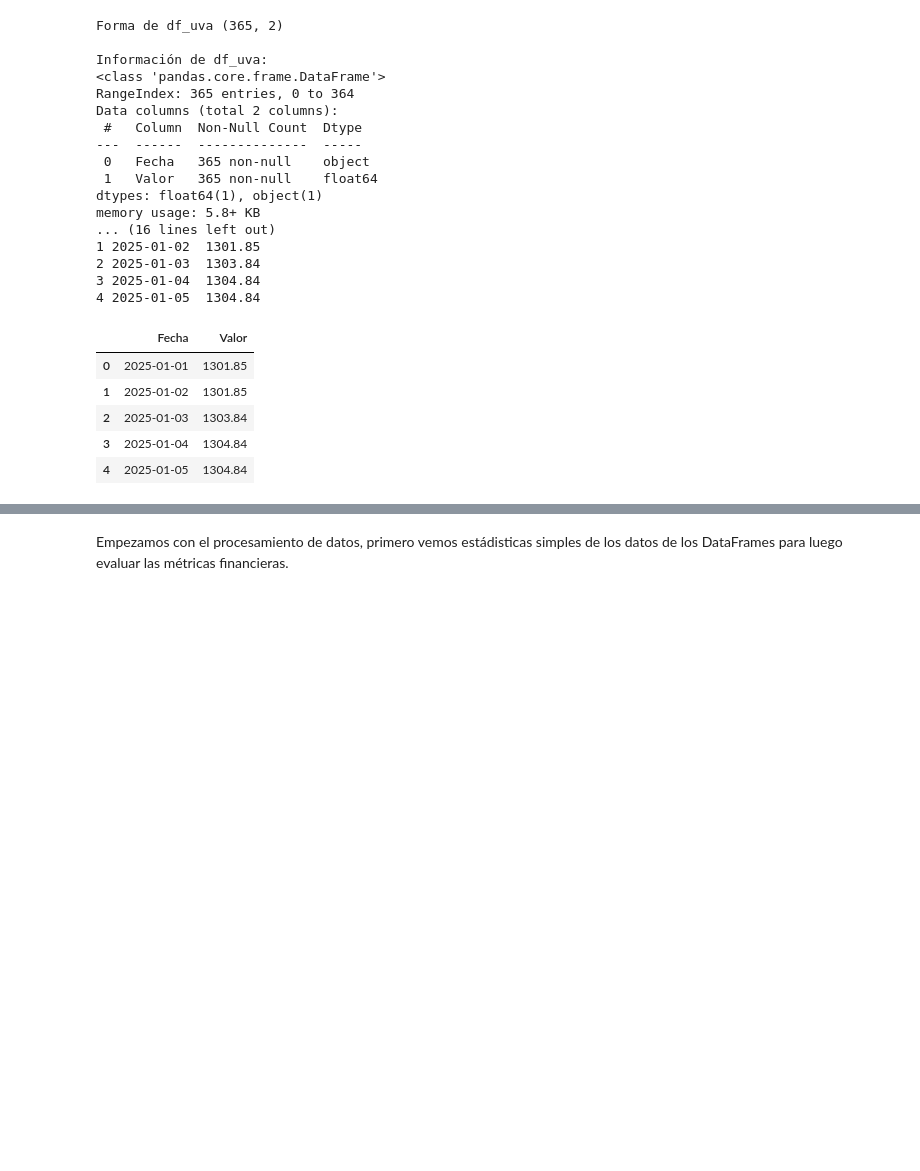
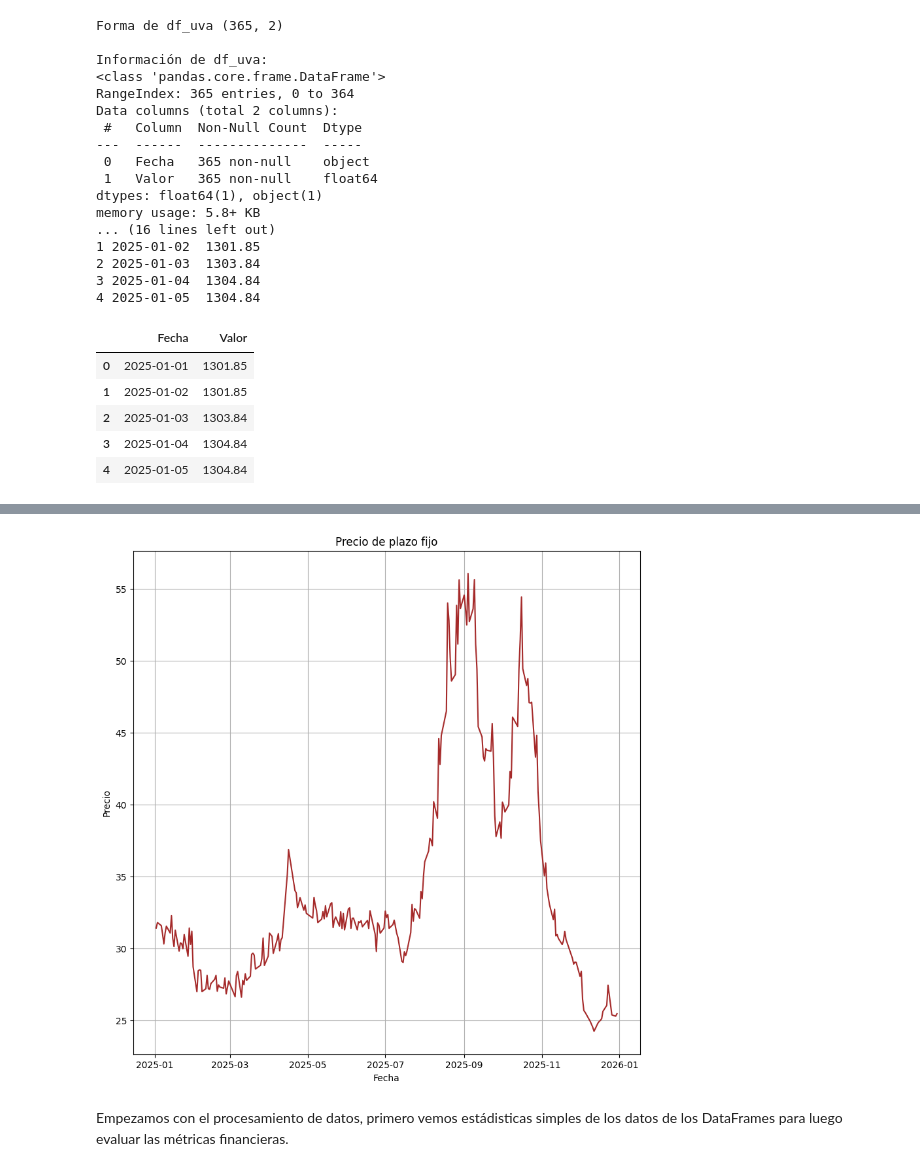
Before and after one commit to fnlopezsanz/TP_Lab_Met_Cuantitativos_Inversiones, a Jupyter notebook: notebook_inversiones.ipynb, the cells around one changed output, grey strips where cells are left out. Drawn from its saved outputs; the diff is of its cells as text; code cells hidden in the pictures; blank space fills up the shorter version.

```diff
--- a/notebook_inversiones.ipynb
+++ b/notebook_inversiones.ipynb
@@ -156,3 +269,14 @@ display(df_fijo.head())"""
+# %%
+#Graficamos el plazo fijo tradicional
+plt.figure(figsize=(10,10))
+sb.lineplot(x = "Fecha", y ="Valor", data = df_fijo, color = "brown")
+plt.title("Precio de plazo fijo")
+plt.xlabel("Fecha")
+plt.ylabel("Precio")
+plt.grid(True)
+plt.show()
+# %% [output]
+[figure, added]
 # %% [markdown]
 Empezamos con el procesamiento de datos, primero vemos estádisticas simples de los datos de los DataFrames para luego evaluar las métricas financieras.
 # %%
```
Also changed, not shown: parts of 11 cells of this notebook.
